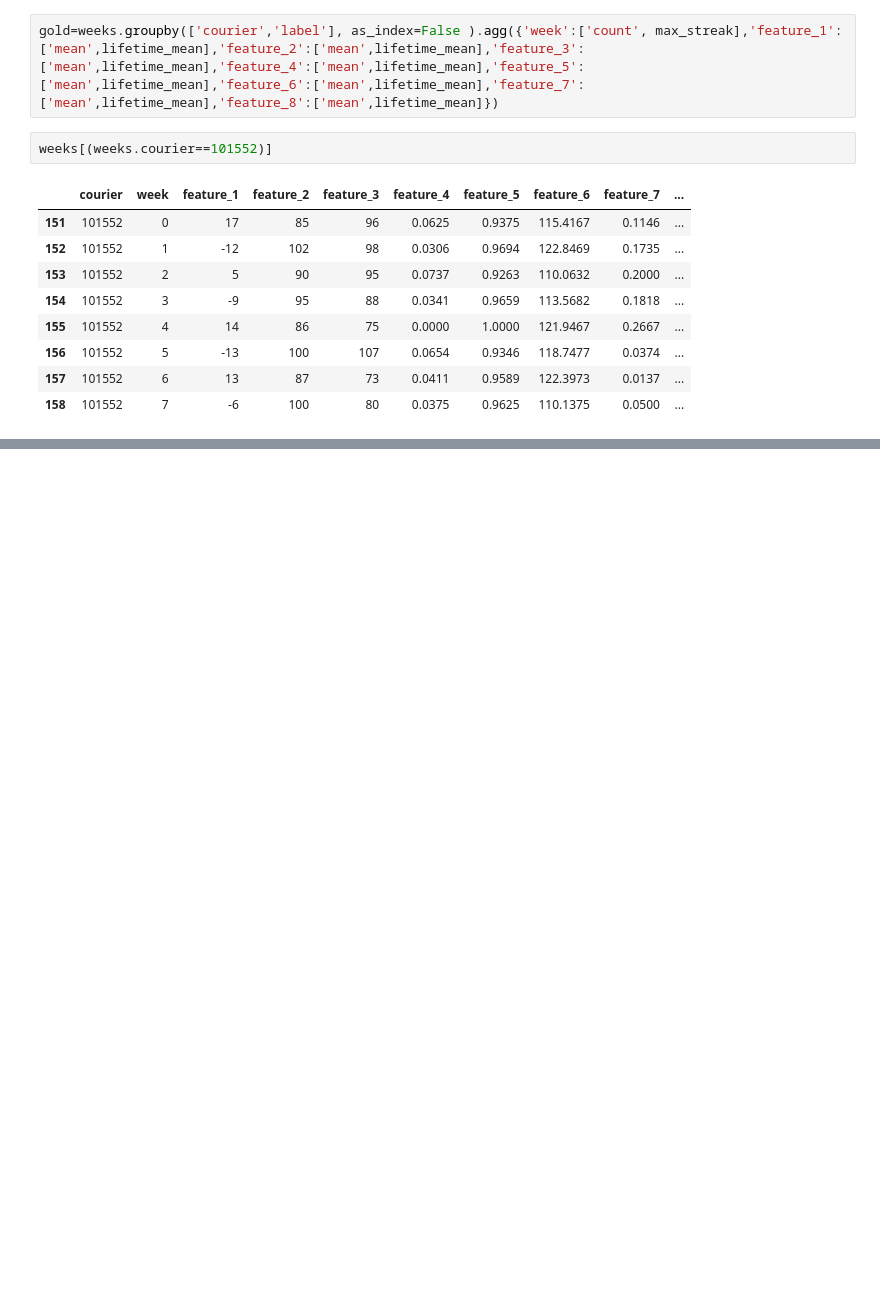
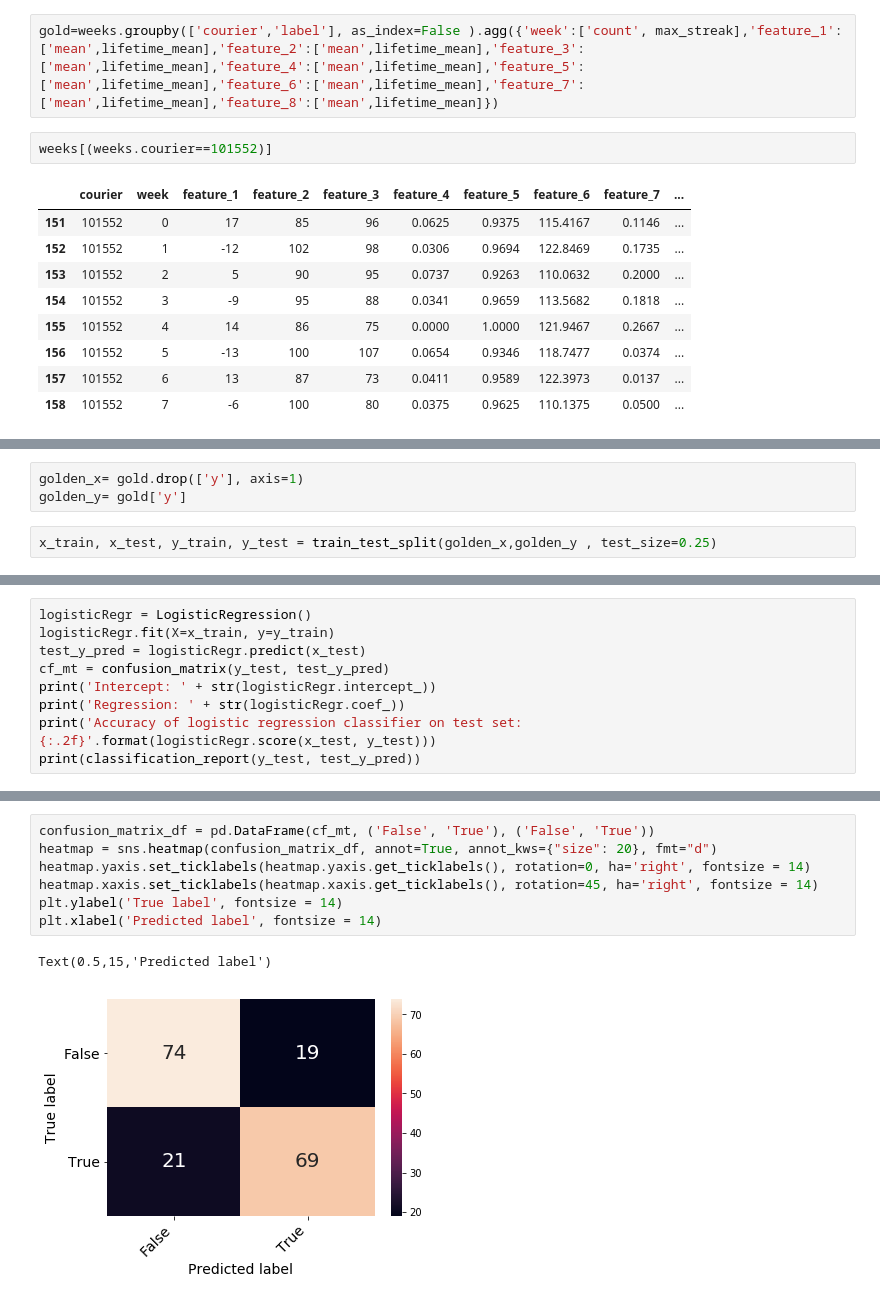
Before and after one commit to ricardofullton/glovo_test, a Jupyter notebook: glovo.ipynb, the cells around one changed output, grey strips where cells are left out. Saved outputs shown, nothing was run; the diff lists cells and outputs as text; blank space fills up the shorter version.

```diff
--- a/glovo.ipynb
+++ b/glovo.ipynb
@@ -121,0 +138,5 @@ weeks[(weeks.courier==101552)]
+# %%
+golden_x= gold.drop(['y'], axis=1)
+golden_y= gold['y']
+# %%
+x_train, x_test, y_train, y_test = train_test_split(golden_x,golden_y , test_size=0.25)
@@ -121,0 +151,9 @@ weeks[(weeks.courier==101552)]
+# %%
+logisticRegr = LogisticRegression()
+logisticRegr.fit(X=x_train, y=y_train)
+test_y_pred = logisticRegr.predict(x_test)
+cf_mt = confusion_matrix(y_test, test_y_pred)
+print('Intercept: ' + str(logisticRegr.intercept_))
+print('Regression: ' + str(logisticRegr.coef_))
+print('Accuracy of logistic regression classifier on test set: {:.2f}'.format(logisticRegr.score(x_test, y_test)))
+print(classification_report(y_test, test_y_pred))
@@ -121,0 +174,10 @@ weeks[(weeks.courier==101552)]
+# %%
+confusion_matrix_df = pd.DataFrame(cf_mt, ('False', 'True'), ('False', 'True'))
+heatmap = sns.heatmap(confusion_matrix_df, annot=True, annot_kws={"size": 20}, fmt="d")
+heatmap.yaxis.set_ticklabels(heatmap.yaxis.get_ticklabels(), rotation=0, ha='right', fontsize = 14)
+heatmap.xaxis.set_ticklabels(heatmap.xaxis.get_ticklabels(), rotation=45, ha='right', fontsize = 14)
+plt.ylabel('True label', fontsize = 14)
+plt.xlabel('Predicted label', fontsize = 14)
+# %% [output]
+Text(0.5,15,'Predicted label')
+[figure, added]
```
Also changed, not shown: parts of 19 cells of this notebook.
